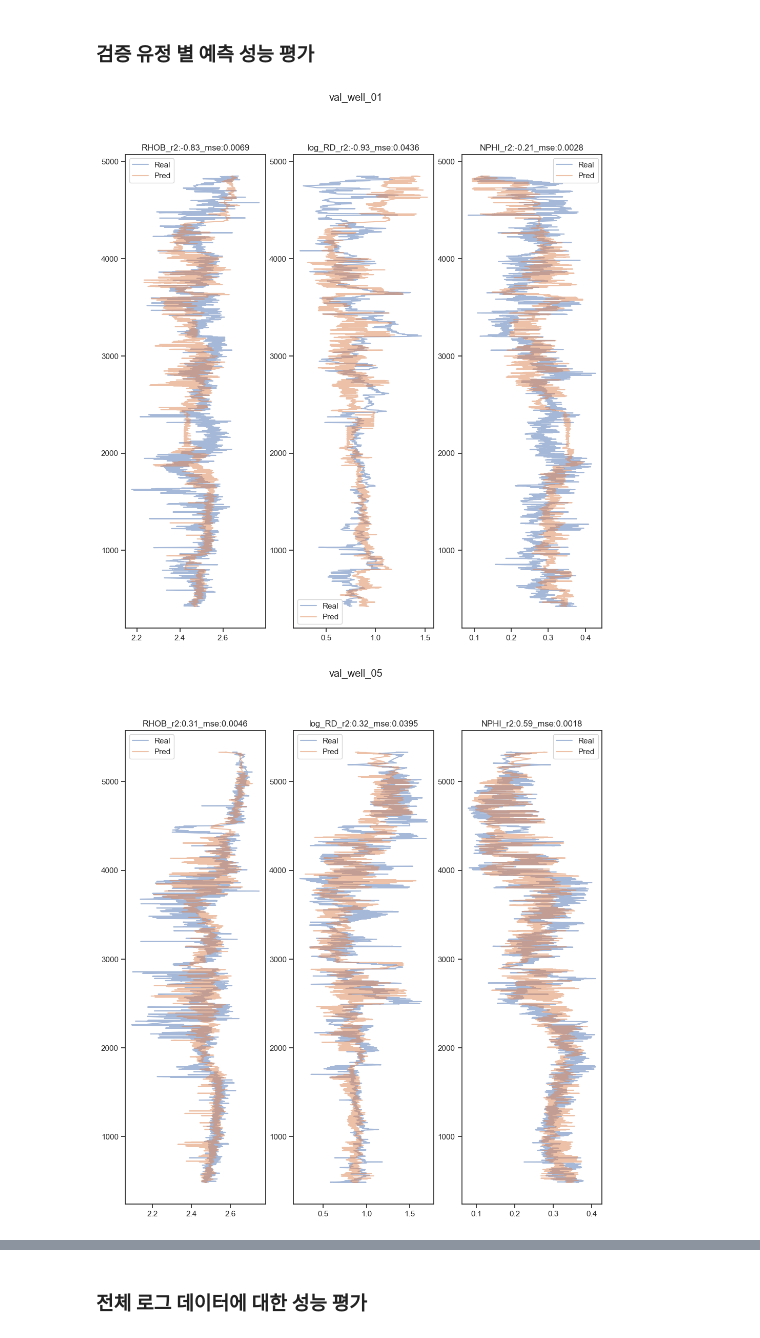
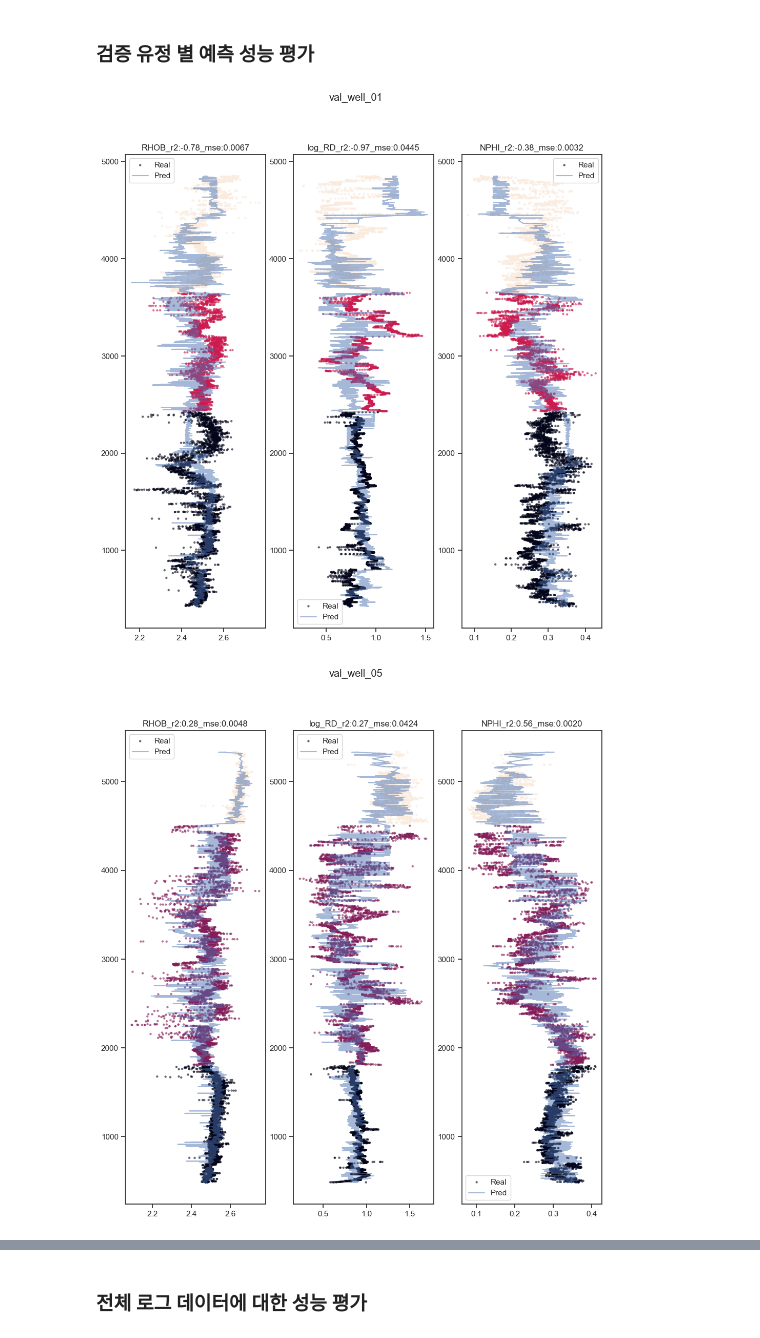
Before and after one commit to HyunMin-INHA/Machine-Learning-Competition-2023, a Jupyter notebook: WELL-LOGGED.ipynb, the cells around one changed output, grey strips where cells are left out. Drawn from its saved outputs; the diff is of its cells as text; code cells hidden in the pictures.

```diff
--- a/WELL-LOGGED.ipynb
+++ b/WELL-LOGGED.ipynb
@@ -116,14 +118,16 @@ per_well[2].loc[per_well[2]['DEPT']<=1991, 'Zone'] = 0
 per_well[3].loc[:, 'Zone'] = 2
 per_well[3].loc[per_well[3]['DEPT']<=3022.5, 'Zone'] = 1
 
-per_well[4].loc[:, 'Zone'] = 2
+per_well[4].loc[:, 'Zone'] = 3
+per_well[4].loc[per_well[4]['DEPT']<=4519, 'Zone'] = 1
 per_well[4].loc[per_well[4]['DEPT']<=2920, 'Zone'] = 1
 per_well[4].loc[per_well[4]['DEPT']<=1805, 'Zone'] = 0
 
 per_well[5].loc[:, 'Zone'] = 2
 per_well[5].loc[per_well[5]['DEPT']<=3024.5, 'Zone'] = 1
 
-per_well[6].loc[:, 'Zone'] = 2
+per_well[6].loc[:, 'Zone'] = 3
+per_well[6].loc[per_well[6]['DEPT']<=4612, 'Zone'] = 2
 per_well[6].loc[per_well[6]['DEPT']<=2990, 'Zone'] = 1
 per_well[6].loc[per_well[6]['DEPT']<=1893.5, 'Zone'] = 0
 
@@ -131,7 +135,8 @@ per_well[7].loc[:, 'Zone'] = 2
 per_well[7].loc[per_well[7]['DEPT']<=3018, 'Zone'] = 1
 per_well[7].loc[per_well[7]['DEPT']<=1905.5, 'Zone'] = 0
 
-per_well[8].loc[:, 'Zone'] = 2
+per_well[8].loc[:, 'Zone'] = 3
+per_well[8].loc[per_well[8]['DEPT']<=4381.5, 'Zone'] = 2
 per_well[8].loc[per_well[8]['DEPT']<=3778, 'Zone'] = 1
 per_well[8].loc[per_well[8]['DEPT']<=1693.5, 'Zone'] = 0
 
@@ -406,3 +445,11 @@ y_val_pred = val_well[['DEPT', 'GR', 'Zone']].copy()
+# %%
+## 학습 데이터를 Well 단위로 분할
+well_n = per_well2['well'].unique()
+## np.random.shuffle(well_n)
+## split=0.7
+## n=int(np.round(len(well_n)*split))
+train_well,val_well=per_well2[per_well2['well'].isin(well_n[:n])].copy(),per_well2[per_well2['well'].isin(well_n[n:])].copy()
+print(well_n, n)
 # %%
 # Zonation한 경우 RF 3
 x_feat1 = ['DEPT', 'GR']
@@ -415,8 +462,8 @@ x_feat3 = ['DEPT', 'GR', 'NPHI', 'RHOB']
 y_feat3 = ['log_RD']
 
 
-r2_zone_train = np.zeros((3, len(train_well['Zone'].unique())))
-r2_zone_val = np.zeros((3, len(val_well['Zone'].unique())))
+r2_zone_train = np.zeros((4, len(train_well['Zone'].unique())))
+r2_zone_val = np.zeros((4, len(val_well['Zone'].unique())))
 
 models = []
 
@@ -631,23 +678,23 @@ val_well['log_RD_pred'] = scaler5.inverse_transform(np.asarray(val_well['log_RD_
 # %%
 ## Validation well plot
 
 val_well_n = val_well['well'].unique()
 y_feat = ['RHOB', 'log_RD', 'NPHI']
 x_feat = ['DEPT', 'GR']
 
 
 for _, i in enumerate(val_well_n):
     # plt.figure(figsize=(12,12))
     fig, axs = plt.subplots(1,3, figsize=(12,12))
     fig.suptitle('val_well_{}'.format(i))
     for j, feat in enumerate(y_feat):
         r2 = r2_score(val_well.loc[val_well['well']==i, feat], val_well.loc[val_well['well']==i, '{}_pred'.format(feat)])
         mse = mean_squared_error(val_well.loc[val_well['well']==i, feat], val_well.loc[val_well['well']==i, '{}_pred'.format(feat)])
-        axs[j].plot(val_well.loc[val_well['well']==i, feat], val_well.loc[val_well['well']==i, 'DEPT'], label = 'Real', alpha=0.5)
+        axs[j].scatter(val_well.loc[val_well['well']==i, feat], val_well.loc[val_well['well']==i, 'DEPT'], label = 'Real', alpha=0.5, c= val_well.loc[val_well['well']==i, 'Zone'], s= 5)
         axs[j].plot(val_well.loc[val_well['well']==i, '{}_pred'.format(feat)], val_well.loc[val_well['well']==i, 'DEPT'], label = 'Pred', alpha=0.5)
         axs[j].legend()
         axs[j].title.set_text('{}_r2:{:.2f}_mse:{:.4f}'.format(feat,r2,mse))
     # fig.savefig('Val/2/val_{}_ZonationX_scaledX.png'.format(i))
 # %% [output]
-[figure, old version]
+[figure, new version]
-[figure, old version]
+[figure, new version]
```
Also changed, not shown: parts of 52 cells of this notebook.
